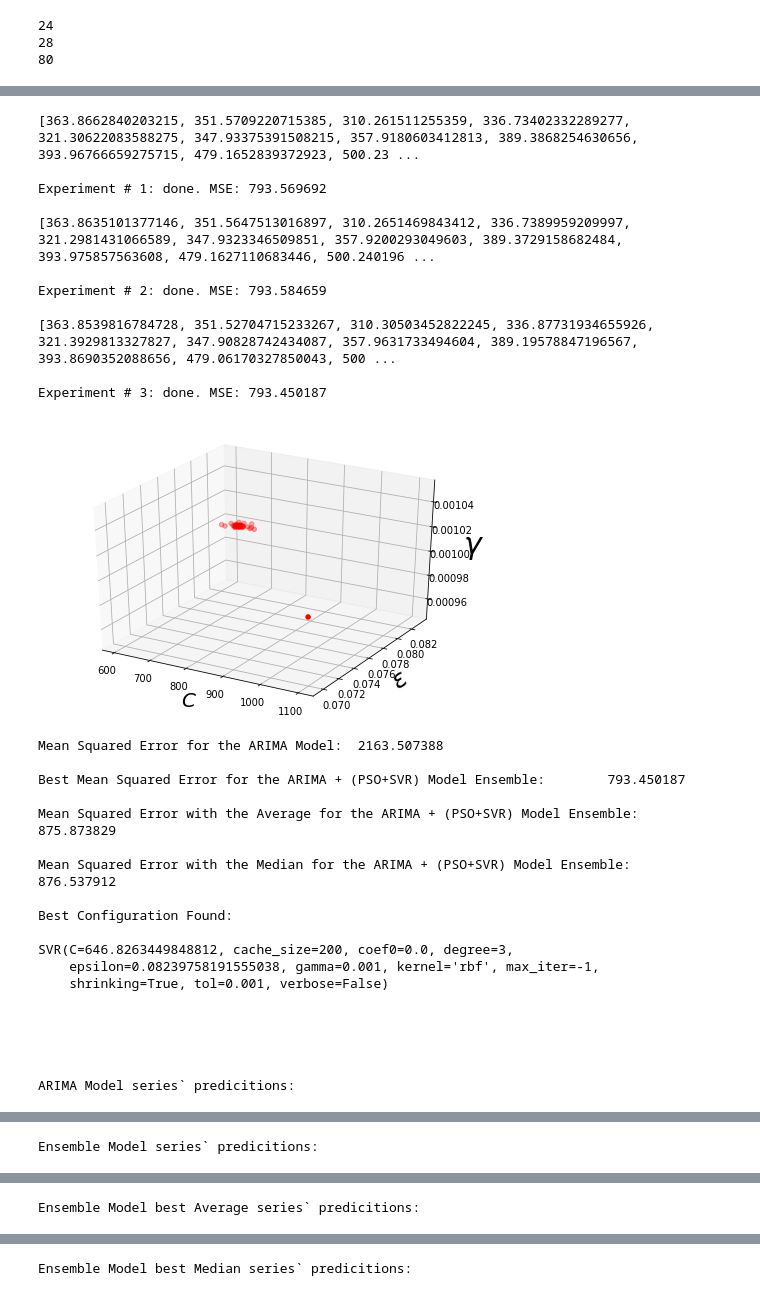
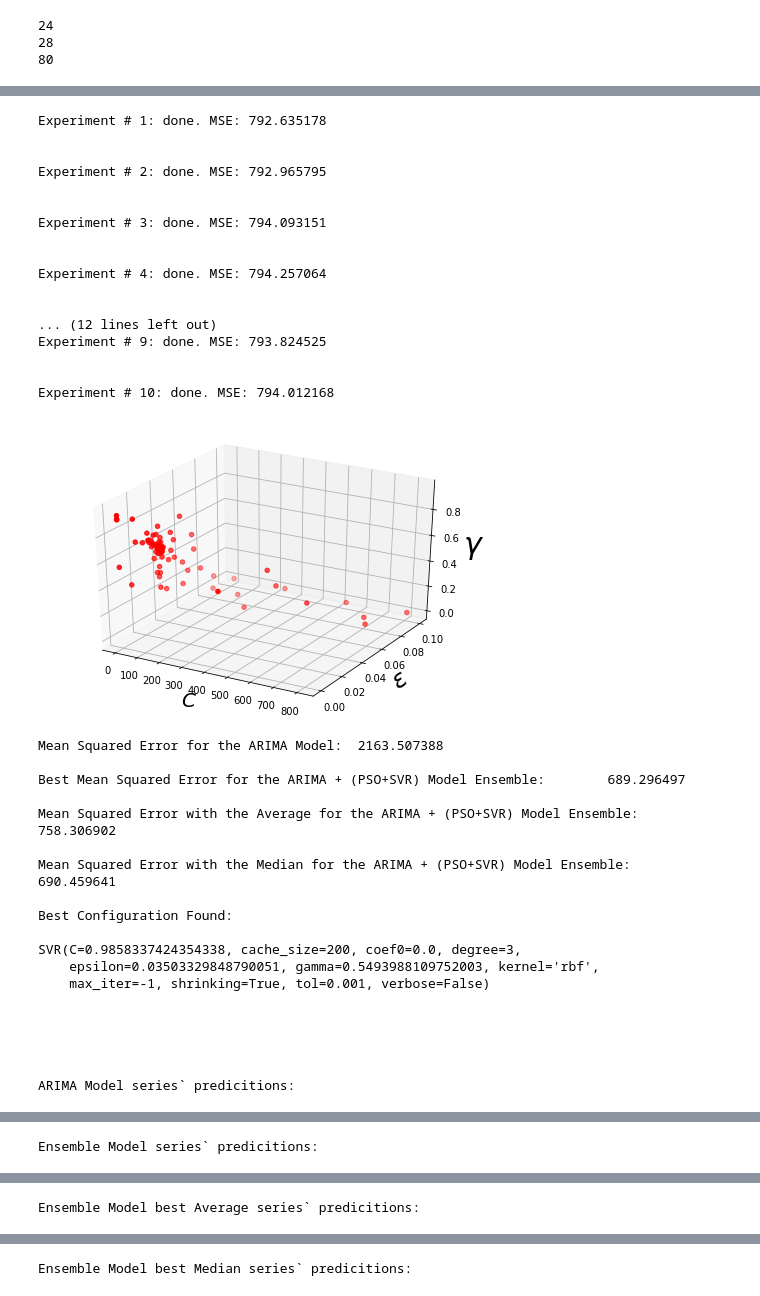
Before and after one commit to rbbh/ARIMA-SVR-PSO-ensemble, a Jupyter notebook: 30_Experiments_of_ARIMA_+_(SVR_+_PSO).ipynb, the cells around one changed output, grey strips where cells are left out. Cells and saved outputs as stored; diff of their text form; code cells hidden in the pictures.

```diff
--- a/30_Experiments_of_ARIMA_+_(SVR_+_PSO).ipynb
+++ b/30_Experiments_of_ARIMA_+_(SVR_+_PSO).ipynb
@@ -700,3 +711,3 @@ Best Result: Experiment # 2 . Mean Squared Error = 792.943617
 # %%
-pso(120, 100, 3, 0.6, 3)
+pso(120, 100, 3, 0.6, 10)
 # %% [output]
@@ -704,28 +715,34 @@ pso(120, 100, 3, 0.6, 3)
-[363.8662840203215, 351.5709220715385, 310.261511255359, 336.73402332289277, 321.30622083588275, 347.93375391508215, 357.9180603412813, 389.3868254630656, 393.96766659275715, 479.1652839372923, 500.23 ...
+Experiment # 1: done. MSE: 792.635178
 
-Experiment # 1: done. MSE: 793.569692
 
-[363.8635101377146, 351.5647513016897, 310.2651469843412, 336.7389959209997, 321.2981431066589, 347.9323346509851, 357.9200293049603, 389.3729158682484, 393.975857563608, 479.1627110683446, 500.240196 ...
+Experiment # 2: done. MSE: 792.965795
 
-Experiment # 2: done. MSE: 793.584659
 
-[363.8539816784728, 351.52704715233267, 310.30503452822245, 336.87731934655926, 321.3929813327827, 347.90828742434087, 357.9631733494604, 389.19578847196567, 393.8690352088656, 479.06170327850043, 500 ...
+Experiment # 3: done. MSE: 794.093151
 
-Experiment # 3: done. MSE: 793.450187
+
+Experiment # 4: done. MSE: 794.257064
+
+
+... (12 lines left out)
+Experiment # 9: done. MSE: 793.824525
+
+
+Experiment # 10: done. MSE: 794.012168
-[figure, old version]
+[figure, new version]
 Mean Squared Error for the ARIMA Model:  2163.507388
 
-Best Mean Squared Error for the ARIMA + (PSO+SVR) Model Ensemble:        793.450187
+Best Mean Squared Error for the ARIMA + (PSO+SVR) Model Ensemble:        689.296497
 
-Mean Squared Error with the Average for the ARIMA + (PSO+SVR) Model Ensemble:    875.873829
+Mean Squared Error with the Average for the ARIMA + (PSO+SVR) Model Ensemble:    758.306902
 
-Mean Squared Error with the Median for the ARIMA + (PSO+SVR) Model Ensemble:     876.537912
+Mean Squared Error with the Median for the ARIMA + (PSO+SVR) Model Ensemble:     690.459641
 
 Best Configuration Found:
 
-SVR(C=646.8263449848812, cache_size=200, coef0=0.0, degree=3,
-    epsilon=0.08239758191555038, gamma=0.001, kernel='rbf', max_iter=-1,
-    shrinking=True, tol=0.001, verbose=False)
+SVR(C=0.9858337424354338, cache_size=200, coef0=0.0, degree=3,
+    epsilon=0.03503329848790051, gamma=0.5493988109752003, kernel='rbf',
+    max_iter=-1, shrinking=True, tol=0.001, verbose=False)
 
 
 
```
Also changed, not shown: parts of 6 cells of this notebook.
